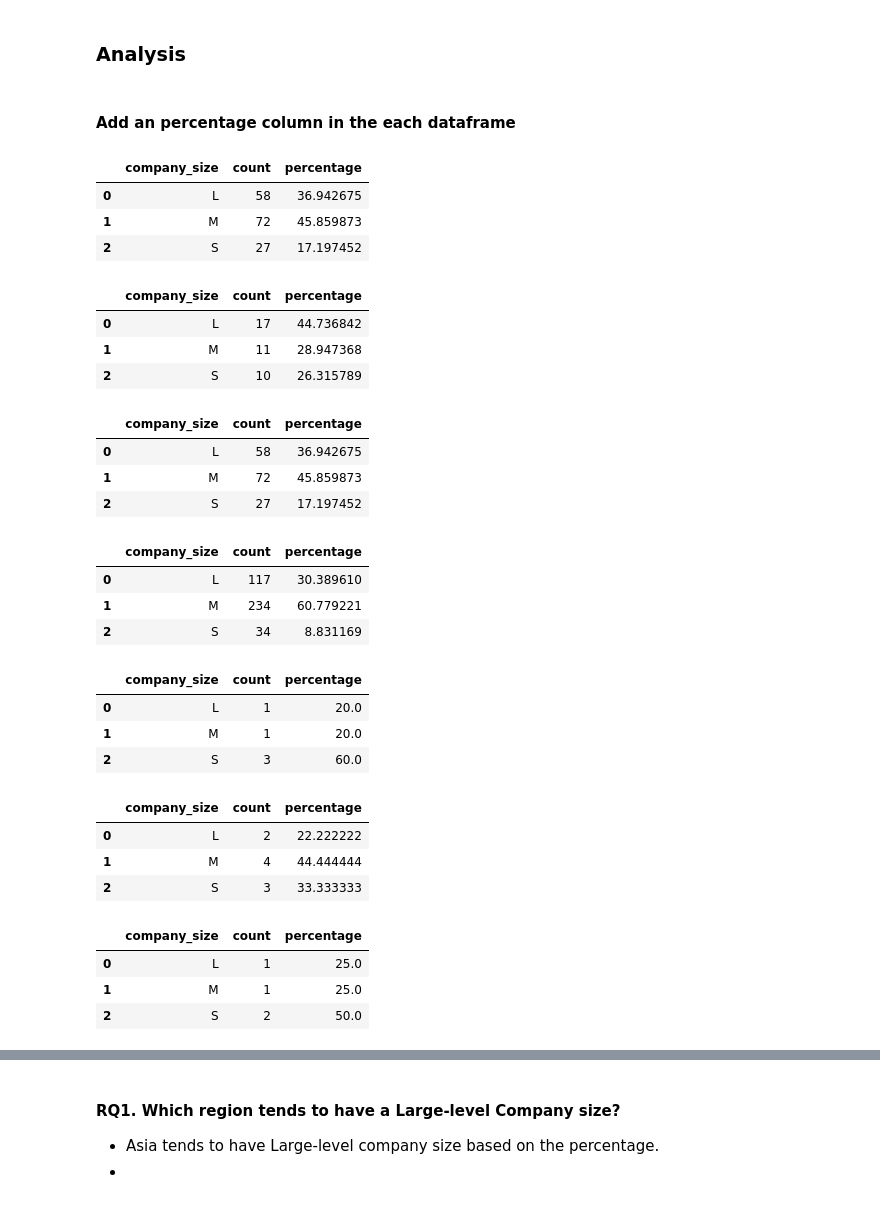
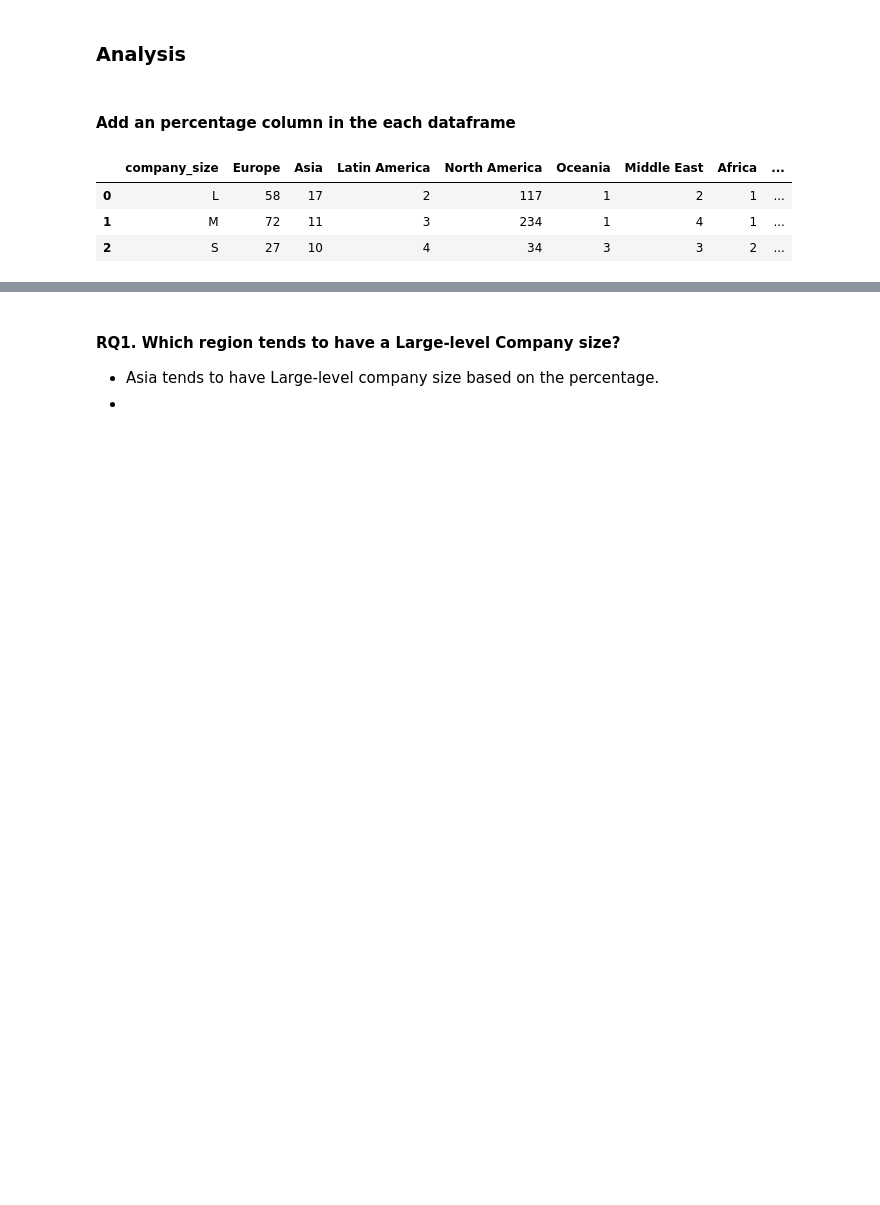
Before and after one commit to ubco-W2022T2-data301/project-group-group07, a Jupyter notebook: analysis/analysis1.ipynb, the cells around one changed output, grey strips where cells are left out. Cells and saved outputs as stored; diff of their text form; code cells hidden in the pictures; blank space fills up the shorter version.

```diff
--- a/analysis/analysis1.ipynb
+++ b/analysis/analysis1.ipynb
@@ -646,0 +653,3 @@ ImportError: cannot import name 'project_functions1' from 'code' (/Users/taiihir
+# %%
+dfSummary = pf3.count_category_groupby(data=df, column1="company_size", column2="company_region", order_column1=["L", "M", "S"])
+dfSummary
@@ -648,59 +662,11 @@ ImportError: cannot import name 'project_functions1' from 'code' (/Users/taiihir
 ### Analysis
 # %% [markdown]
 #### Add an percentage column in the each dataframe
-# %%
-dfEurope["percentage"] = dfEurope["count"] / sum(dfEurope["count"]) * 100
-dfEurope
-# %% [output]
-|  | company_size | count | percentage |
-| 0 | L | 58 | 36.942675 |
-| 1 | M | 72 | 45.859873 |
-| 2 | S | 27 | 17.197452 |
-# %%
-dfAsia["percentage"] = dfAsia["count"] / sum(dfAsia["count"]) * 100
-dfAsia
-# %% [output]
-|  | company_size | count | percentage |
-| 0 | L | 17 | 44.736842 |
-| 1 | M | 11 | 28.947368 |
-| 2 | S | 10 | 26.315789 |
-# %%
-df["percentage"] = dfEurope["count"] / sum(dfEurope["count"]) * 100
-dfEurope
-# %% [output]
-|  | company_size | count | percentage |
-| 0 | L | 58 | 36.942675 |
-| 1 | M | 72 | 45.859873 |
-| 2 | S | 27 | 17.197452 |
-# %%
-dfNorAm["percentage"] = dfNorAm["count"] / sum(dfNorAm["count"]) * 100
-dfNorAm
-# %% [output]
-|  | company_size | count | percentage |
-| 0 | L | 117 | 30.389610 |
-| 1 | M | 234 | 60.779221 |
-| 2 | S | 34 | 8.831169 |
-# %%
-dfOceania["percentage"] = dfOceania["count"] / sum(dfOceania["count"]) * 100
-dfOceania
-# %% [output]
-|  | company_size | count | percentage |
-| 0 | L | 1 | 20.0 |
-| 1 | M | 1 | 20.0 |
-| 2 | S | 3 | 60.0 |
-# %%
-dfMidEast["percentage"] = dfMidEast["count"] / sum(dfMidEast["count"]) * 100
-dfMidEast
-# %% [output]
-|  | company_size | count | percentage |
-| 0 | L | 2 | 22.222222 |
-| 1 | M | 4 | 44.444444 |
-| 2 | S | 3 | 33.333333 |
-# %%
-dfAfrica["percentage"] = dfAfrica["count"] / sum(dfAfrica["count"]) * 100
-dfAfrica
-# %% [output]
-|  | company_size | count | percentage |
-| 0 | L | 1 | 25.0 |
-| 1 | M | 1 | 25.0 |
-| 2 | S | 2 | 50.0 |
+# %%
+dfSummary["percentageEu"] = dfSummary["Europe"] / sum(dfSummary["Europe"]) * 100
+dfSummary
+# %% [output]
+|  | company_size | Europe | Asia | Latin America | North America | Oceania | Middle East | Africa | ... |
+| 0 | L | 58 | 17 | 2 | 117 | 1 | 2 | 1 | ... |
+| 1 | M | 72 | 11 | 3 | 234 | 1 | 4 | 1 | ... |
+| 2 | S | 27 | 10 | 4 | 34 | 3 | 3 | 2 | ... |
```
Also changed, not shown: parts of 14 cells of this notebook, 1 other file.
